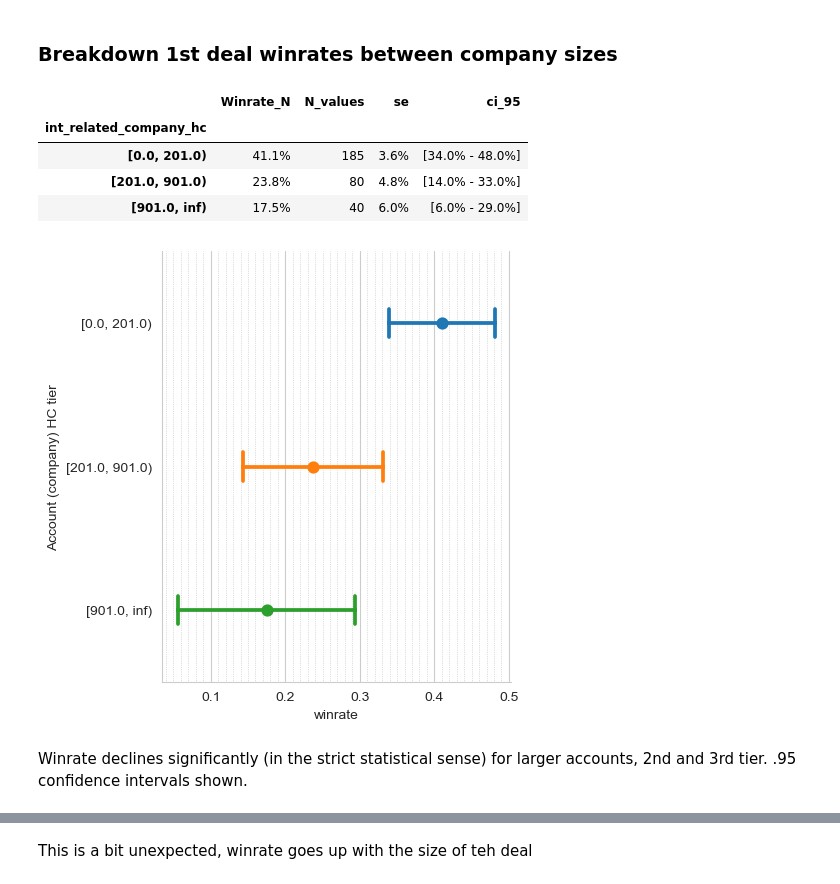
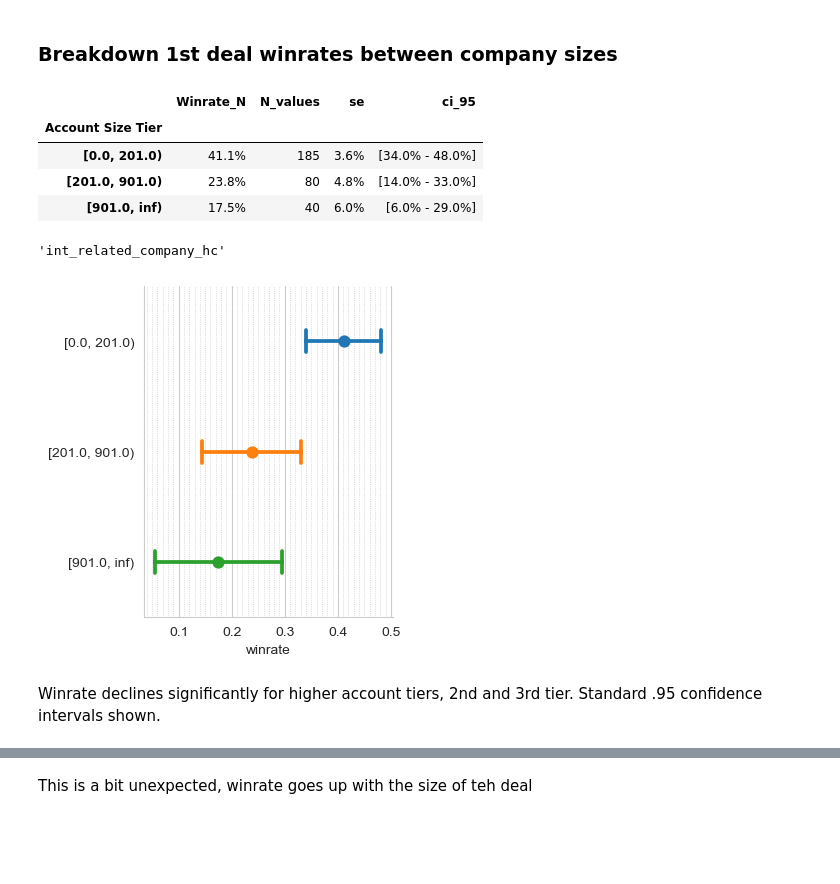
Before and after one commit to outovhush/revops-portfolio, a Jupyter notebook: swag_23_pipeline_correlations/swag_23_pipeline_corr.ipynb, the cells around one changed output, grey strips where cells are left out. Drawn from its saved outputs; the diff is of its cells as text; code cells hidden in the pictures; blank space fills up the shorter version.

```diff
--- a/swag_23_pipeline_correlations/swag_23_pipeline_corr.ipynb
+++ b/swag_23_pipeline_correlations/swag_23_pipeline_corr.ipynb
@@ -311,21 +310,0 @@ tmp_days_to_close = pd.Series((closed_deals_1st.close_date - closed_deals_1st.cr
-# %%
-# plot deal cycles with .95 confidence
-sns.set_style("whitegrid")
-
-g = sns.catplot(closed_deals_1st,
-            x = tmp_days_to_close,
-            hue = 'deal_source',
-            y = 'deal_source',
-            kind = 'point',
-            estimator = 'median',
-            capsize=.2,
-            errorbar = ('se', 1.96),
-            palette = dsource_colors);
-
-minor_step = 5
-for ax in g.axes.flat:
-    # Set the locator for the x-axis
-    ax.xaxis.set_minor_locator(ticker.MultipleLocator(minor_step))
-    # Customize the appearance of the minor grid
-    ax.grid(which='minor', axis='x', linestyle=':', linewidth='0.5', color='gray', alpha=0.5)
-    ax.grid(which='major', axis='x', linestyle='-', linewidth='0.8')
@@ -568,8 +549,8 @@ g = sns.displot(
     hue= 'deal_source',     # Keeps the color coding
     palette= dsource_colors,
     bins= hc_bins,
-    height= 2,               # Height of each individual chart
-    aspect= 3.5,               # Width-to-height ratio
+    height= 2.7,               # Height of each individual chart
+    aspect= 2.7,               # Width-to-height ratio
     facet_kws= {'sharey': True, 'sharex': True}, # Ensures all charts use the same scale
     legend=False
 )
@@ -927,16 +895,18 @@ cl_deals_gr3.style.format('{:.1%}', subset = ['Winrate_N'])\
 # plot winrates with .95 confidence intervals
 # sns.set_style("whitegrid")
 
-g = sns.catplot(closed_deals_1st,
-            x = closed_deals_1st.deal_stage.map({'Closed won': 1, 'Closed lost': 0 }),
+g = sns.catplot(closed_deals_1st_plt,
+            x = closed_deals_1st_plt.deal_stage.map({'Closed won': 1, 'Closed lost': 0 }),
             hue = 'deal_source',
             y = 'deal_source',
             kind = 'point',
             capsize=.2,
             errorbar = ('se', 1.96),
+            height = 4,
+            aspect = 1.,
             palette = dsource_colors);
 
-minor_step = 0.05
+minor_step = 0.02
 for ax in g.axes.flat:
     # Set the locator for the x-axis
     ax.xaxis.set_minor_locator(ticker.MultipleLocator(minor_step))
@@ -944,5 +914,5 @@ for ax in g.axes.flat:
     ax.grid(which='minor', axis='x', linestyle=':', linewidth='0.5', color='gray', alpha=0.5)
     ax.grid(which='major', axis='x', linestyle='-', linewidth='0.8')
 
-g.set_axis_labels("winrate", "Deal source");
+g.set_axis_labels("winrate", "");
 # %% [output]
@@ -964,6 +934,7 @@ cl_deals_gr1 = closed_deals_1st.groupby(pd.cut( closed_deals.int_related_company
 
 
 cl_deals_gr1.N_values.astype(int)
+cl_deals_gr1.index = cl_deals_gr1.index.rename("Account Size Tier")
 
 cl_deals_gr1['se'] = (cl_deals_gr1.Winrate_N * (1 - cl_deals_gr1.Winrate_N)/cl_deals_gr1.N_values)**.5
 
@@ -987,37 +958,44 @@ cl_deals_gr1.style.format('{:.1%}', subset = ['Winrate_N'])\
 # cl_deals_gr1
 # %% [output]
 |  | Winrate_N | N_values | se | ci_95 |
-| int_related_company_hc |  |  |  |  |
+| Account Size Tier |  |  |  |  |
 | [0.0, 201.0) | 41.1% | 185 | 3.6% | [34.0% - 48.0%] |
 | [201.0, 901.0) | 23.8% | 80 | 4.8% | [14.0% - 33.0%] |
 | [901.0, inf) | 17.5% | 40 | 6.0% | [6.0% - 29.0%] |
+# %%
+cl_deals_gr1.index = cl_deals_gr1.index.rename("Account Size Tier")
+# %% [output]
+'int_related_company_hc'
 # %%
 # plot the winrates for account size bands
 hc_bins = pd.cut( closed_deals_1st.int_related_company_hc, [0, 201, 901, float("inf")], right = False )
 
 g = sns.catplot(closed_deals_1st,
             x = closed_deals_1st.deal_stage.map({'Closed won': 1, 'Closed lost': 0 }),
             hue = hc_bins,
             y = hc_bins,
             kind = 'point',
             capsize=.2,
             errorbar = ('se', 1.96),
             # palette = dsource_colors
-            legend = False)
+            legend = False,
+            height = 4,
+            aspect = 1.,
+               )
 
 minor_step = 0.01
 for ax in g.axes.flat:
     # Set the locator for the x-axis
     ax.xaxis.set_minor_locator(ticker.MultipleLocator(minor_step))
     # Customize the appearance of the minor grid
     ax.grid(which='minor', axis='x', linestyle=':', linewidth='0.5', color='gray', alpha=0.5)
     ax.grid(which='major', axis='x', linestyle='-', linewidth='0.8')
 
-g.set_axis_labels("winrate", "Account (company) HC tier");
+g.set_axis_labels("winrate", "");
 # %% [output]
-[figure, old version]
+[figure, new version]
 # %% [markdown]
-Winrate declines significantly (in the strict statistical sense) for larger accounts, 2nd and 3rd tier. .95 confidence intervals shown.
+Winrate declines significantly for higher account tiers, 2nd and 3rd tier. Standard .95 confidence intervals shown.
 # %%
 # check the deal size bins
 dealamount_bins = pd.cut( closed_deals_1st.amount_in_company_currency, [0, 5000, 10000, 50000, float("inf")], right = False )
```
Also changed, not shown: parts of 33 cells of this notebook, 19 other files.
